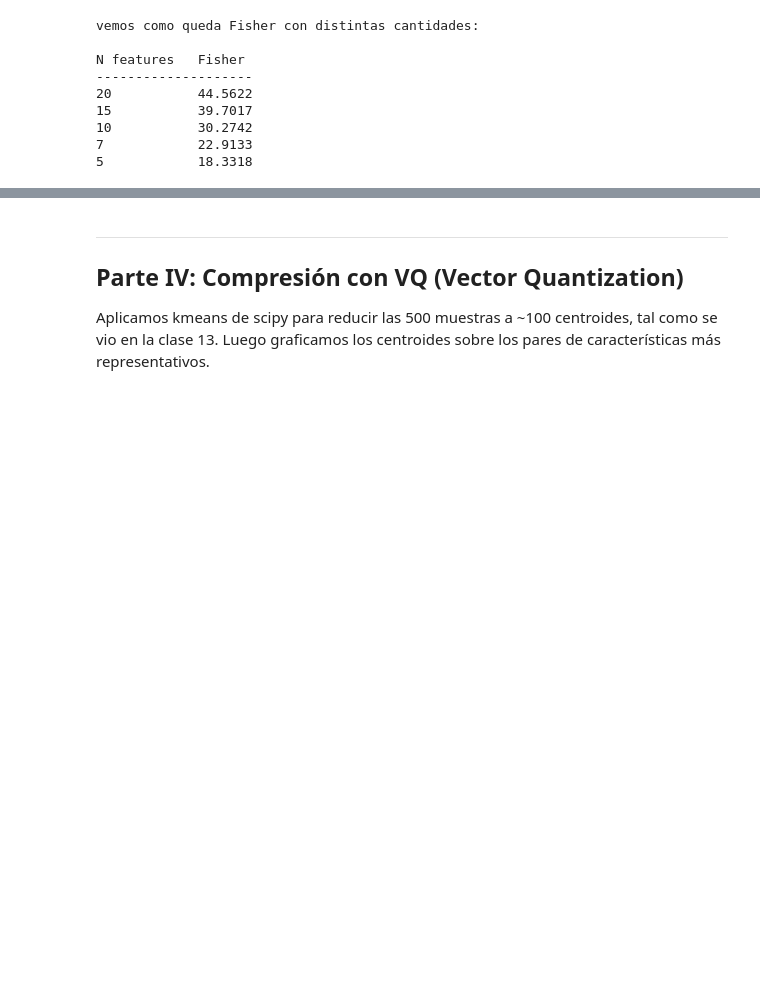
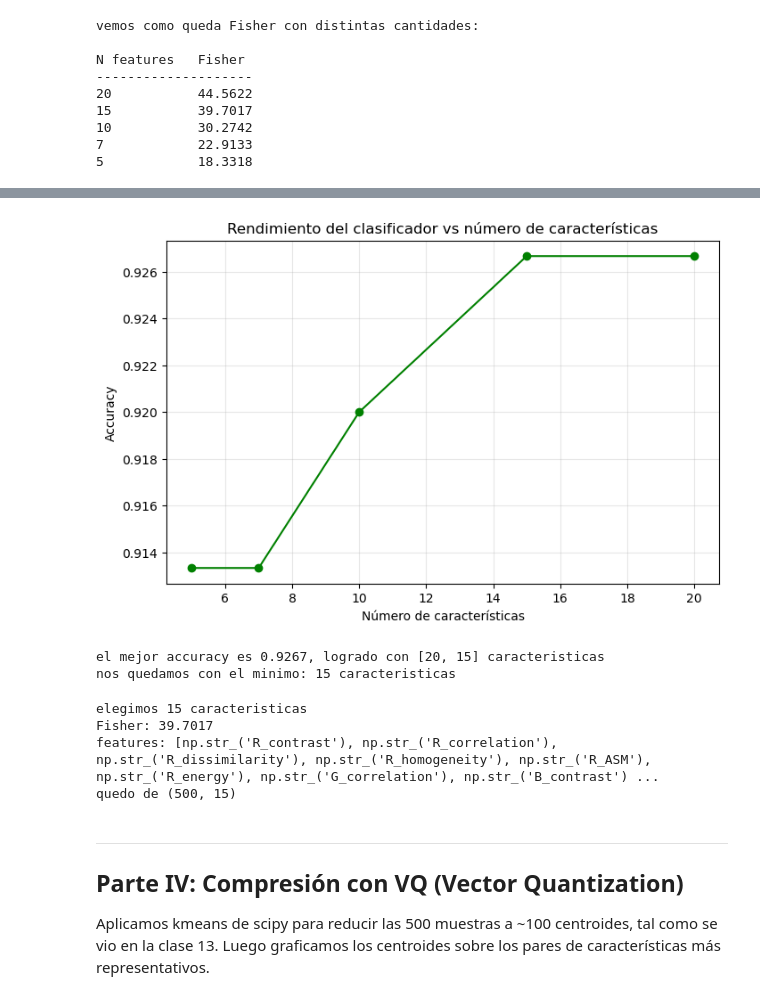
Before and after one commit to lauraromero-cm/Tareas-Patrones, a Jupyter notebook: Tarea3/tarea_03.ipynb, the cells around one changed output, grey strips where cells are left out. Drawn from its saved outputs; the diff is of its cells as text; code cells hidden in the pictures; blank space fills up the shorter version.

Commit message:
mejoras segun rubrica

```diff
--- a/Tarea3/tarea_03.ipynb
+++ b/Tarea3/tarea_03.ipynb
@@ -324,7 +400,30 @@ N features   Fisher
+# %%
+# graficamos el accuracy vs el numero de caracteristicas
+plt.figure(figsize=(8, 5))
+plt.plot(valores_a_probar, resultados_accuracy, 'o-', color='green')
+plt.xlabel('Número de características')
+plt.ylabel('Accuracy')
+plt.title('Rendimiento del clasificador vs número de características')
+plt.grid(alpha=0.3)
+plt.show()
+# %% [output]
+[figure, added]
+# %%
+# elegimos el numero MINIMO de caracteristicas que logra el mejor accuracy
+# (si hay empate entre varios valores, nos quedamos con el mas chico, que es
+# justo lo que pide el enunciado: el minimo numero que maximiza el rendimiento)
+mejor_accuracy = max(resultados_accuracy)
+candidatos = [n for n, acc in zip(valores_a_probar, resultados_accuracy) if acc == mejor_accuracy]
+n_elegido = min(candidatos)
+
+print(f'el mejor accuracy es {mejor_accuracy:.4f}, logrado con {candidatos} caracteristicas')
+print(f'nos quedamos con el minimo: {n_elegido} caracteristicas')
+# %% [output]
+el mejor accuracy es 0.9267, logrado con [20, 15] caracteristicas
+nos quedamos con el minimo: 15 caracteristicas
 # %%
-# elegimos 10 features como buen punto intermedio
-# se pierde poco Fisher pero se reduce bastante la dimensionalidad
-n_elegido = 20
+# con el n_elegido de arriba (el que dio mejor accuracy) armamos el
+# subconjunto final de caracteristicas que usamos en la Parte IV
 idx_elegido = 23 - n_elegido
 mejor_features = historial_features[idx_elegido]
 indices_mejor = [nombres_columnas.index(f) for f in mejor_features]
@@ -334,6 +433,11 @@ print(f'\nelegimos {n_elegido} caracteristicas')
 print('Fisher:', round(historial_J[idx_elegido], 4))
 print('features:', list(mejor_features))
 print('quedo de', X_sel.shape)
+# %% [output]
+elegimos 15 caracteristicas
+Fisher: 39.7017
+features: [np.str_('R_contrast'), np.str_('R_correlation'), np.str_('R_dissimilarity'), np.str_('R_homogeneity'), np.str_('R_ASM'), np.str_('R_energy'), np.str_('G_correlation'), np.str_('B_contrast') ...
+quedo de (500, 15)
 # %% [markdown]
 ---
 ## Parte IV: Compresión con VQ (Vector Quantization)
```
Also changed, not shown: parts of 13 cells of this notebook, 15 other files.
